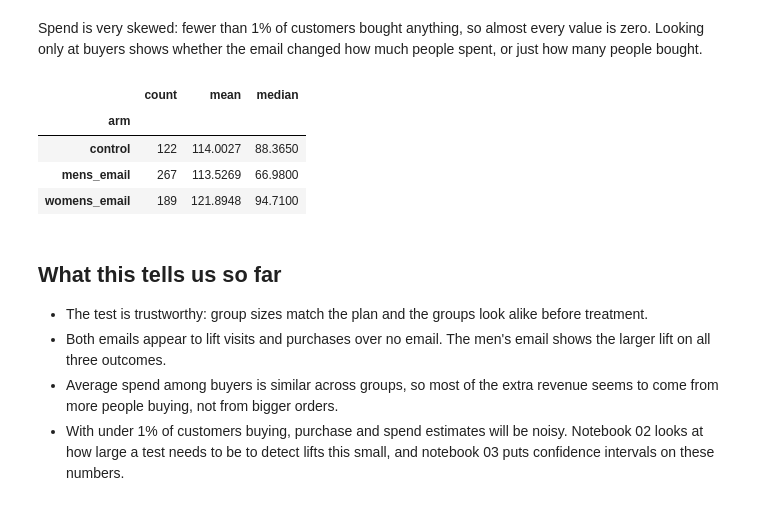
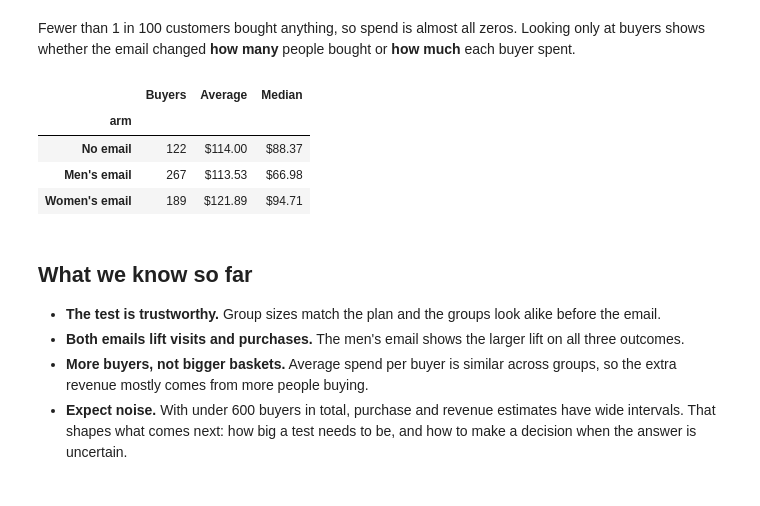
Before and after one commit to ai-with-md/experimentation-toolkit, a Jupyter notebook: notebooks/01_explore_hillstrom.ipynb, the cells around one changed output. Cells and saved outputs as stored; diff of their text form; code cells hidden in the pictures.

Commit message:
Add shared chart style, restyle notebook 01 and rewrite README around decision-first approach

```diff
--- a/notebooks/01_explore_hillstrom.ipynb
+++ b/notebooks/01_explore_hillstrom.ipynb
@@ -13,11 +13,11 @@ Before looking at results, this notebook checks that the test itself can be trus
 # %%
-import matplotlib.pyplot as plt
 import pandas as pd
 
+from exptoolkit import plots, style
+from exptoolkit.checks import COVARIATE_LABELS, sample_ratio_check, standardized_mean_diff
 from exptoolkit.data import load_hillstrom
-from exptoolkit.checks import sample_ratio_check, standardized_mean_diff
 
-pd.set_option("display.float_format", "{:.4f}".format)
+style.use_style()
 df = load_hillstrom()
-df.shape
+print(f"{len(df):,} customers, {df.shape[1]} columns")
 # %% [output]
@@ -116,17 +94,23 @@ plt.tight_layout()
 # %% [markdown]
-Spend is very skewed: fewer than 1% of customers bought anything, so almost every value is zero. Looking only at buyers shows whether the email changed how much people spent, or just how many people bought.
+Fewer than 1 in 100 customers bought anything, so spend is almost all zeros. Looking only at buyers shows whether the email changed **how many** people bought or **how much** each buyer spent.
 # %%
-df[df["conversion"] == 1].groupby("arm")["spend"].agg(["count", "mean", "median"])
+buyers = (
+    df[df["conversion"] == 1]
+    .groupby("arm")["spend"]
+    .agg(Buyers="count", Average="mean", Median="median")
+    .rename(index=style.ARM_LABELS)
+)
+buyers.style.format({"Buyers": "{:,.0f}", "Average": "${:,.2f}", "Median": "${:,.2f}"})
 # %% [output]
-|  | count | mean | median |
+|  | Buyers | Average | Median |
 | arm |  |  |  |
-| control | 122 | 114.0027 | 88.3650 |
-| mens_email | 267 | 113.5269 | 66.9800 |
-| womens_email | 189 | 121.8948 | 94.7100 |
+| No email | 122 | $114.00 | $88.37 |
+| Men's email | 267 | $113.53 | $66.98 |
+| Women's email | 189 | $121.89 | $94.71 |
 # %% [markdown]
-## What this tells us so far
+## What we know so far
 
-- The test is trustworthy: group sizes match the plan and the groups look alike before treatment.
-- Both emails appear to lift visits and purchases over no email. The men's email shows the larger lift on all three outcomes.
-- Average spend among buyers is similar across groups, so most of the extra revenue seems to come from more people buying, not from bigger orders.
-- With under 1% of customers buying, purchase and spend estimates will be noisy. Notebook 02 looks at how large a test needs to be to detect lifts this small, and notebook 03 puts confidence intervals on these numbers.
+- **The test is trustworthy.** Group sizes match the plan and the groups look alike before the email.
+- **Both emails lift visits and purchases.** The men's email shows the larger lift on all three outcomes.
+- **More buyers, not bigger baskets.** Average spend per buyer is similar across groups, so the extra revenue mostly comes from more people buying.
+- **Expect noise.** With under 600 buyers in total, purchase and revenue estimates have wide intervals. That shapes what comes next: how big a test needs to be, and how to make a decision when the answer is uncertain.
```
Also changed, not shown: parts of 21 cells of this notebook, 6 other files.
